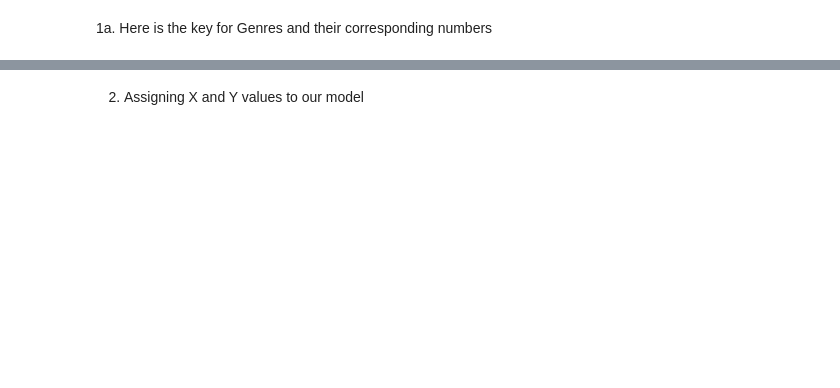
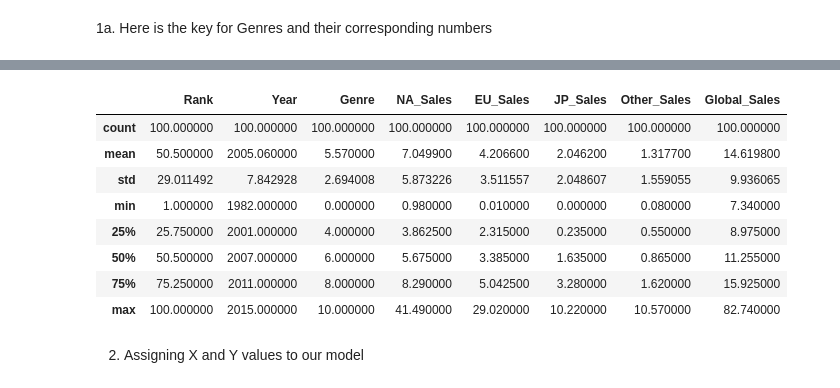
Before and after one commit to yamaseraph/Platform_Classification, a Jupyter notebook: Platform_Classification.ipynb, the cells around one changed output, grey strips where cells are left out. Saved outputs shown, nothing was run; the diff lists cells and outputs as text; code cells hidden in the pictures; blank space fills up the shorter version.

```diff
--- a/Platform_Classification.ipynb
+++ b/Platform_Classification.ipynb
@@ -40,3 +92,15 @@ df=pd.read_csv('sales.csv')
+# %%
+df.describe() #showing some of the statistics of our dataframe
+# %% [output]
+|  | Rank | Year | Genre | NA_Sales | EU_Sales | JP_Sales | Other_Sales | Global_Sales |
+| count | 100.000000 | 100.000000 | 100.000000 | 100.000000 | 100.000000 | 100.000000 | 100.000000 | 100.000000 |
+| mean | 50.500000 | 2005.060000 | 5.570000 | 7.049900 | 4.206600 | 2.046200 | 1.317700 | 14.619800 |
+| std | 29.011492 | 7.842928 | 2.694008 | 5.873226 | 3.511557 | 2.048607 | 1.559055 | 9.936065 |
+| min | 1.000000 | 1982.000000 | 0.000000 | 0.980000 | 0.010000 | 0.000000 | 0.080000 | 7.340000 |
+| 25% | 25.750000 | 2001.000000 | 4.000000 | 3.862500 | 2.315000 | 0.235000 | 0.550000 | 8.975000 |
+| 50% | 50.500000 | 2007.000000 | 6.000000 | 5.675000 | 3.385000 | 1.635000 | 0.865000 | 11.255000 |
+| 75% | 75.250000 | 2011.000000 | 8.000000 | 8.290000 | 5.042500 | 3.280000 | 1.620000 | 15.925000 |
+| max | 100.000000 | 2015.000000 | 10.000000 | 41.490000 | 29.020000 | 10.220000 | 10.570000 | 82.740000 |
 # %% [markdown]
 2. Assigning X and Y values to our model
 # %%
```
Also changed, not shown: parts of 6 cells of this notebook.
